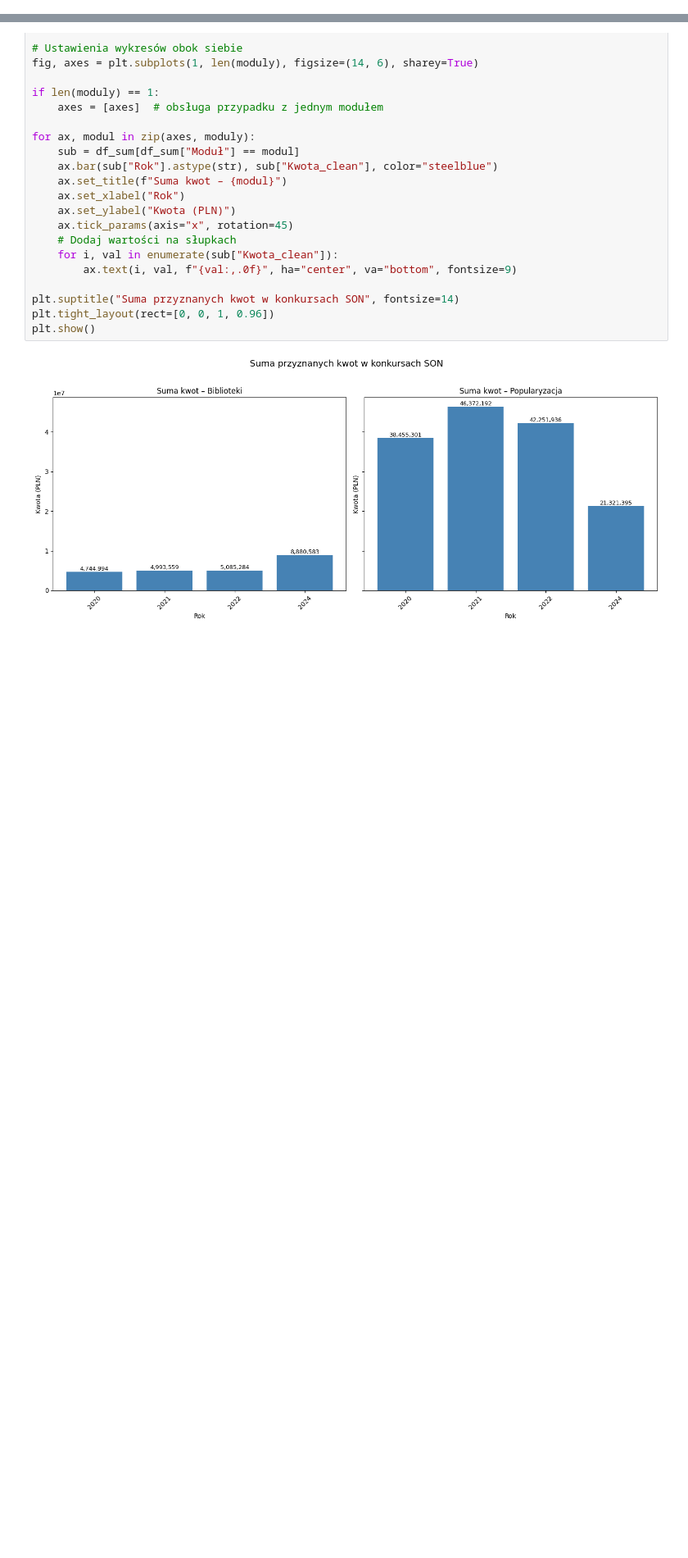
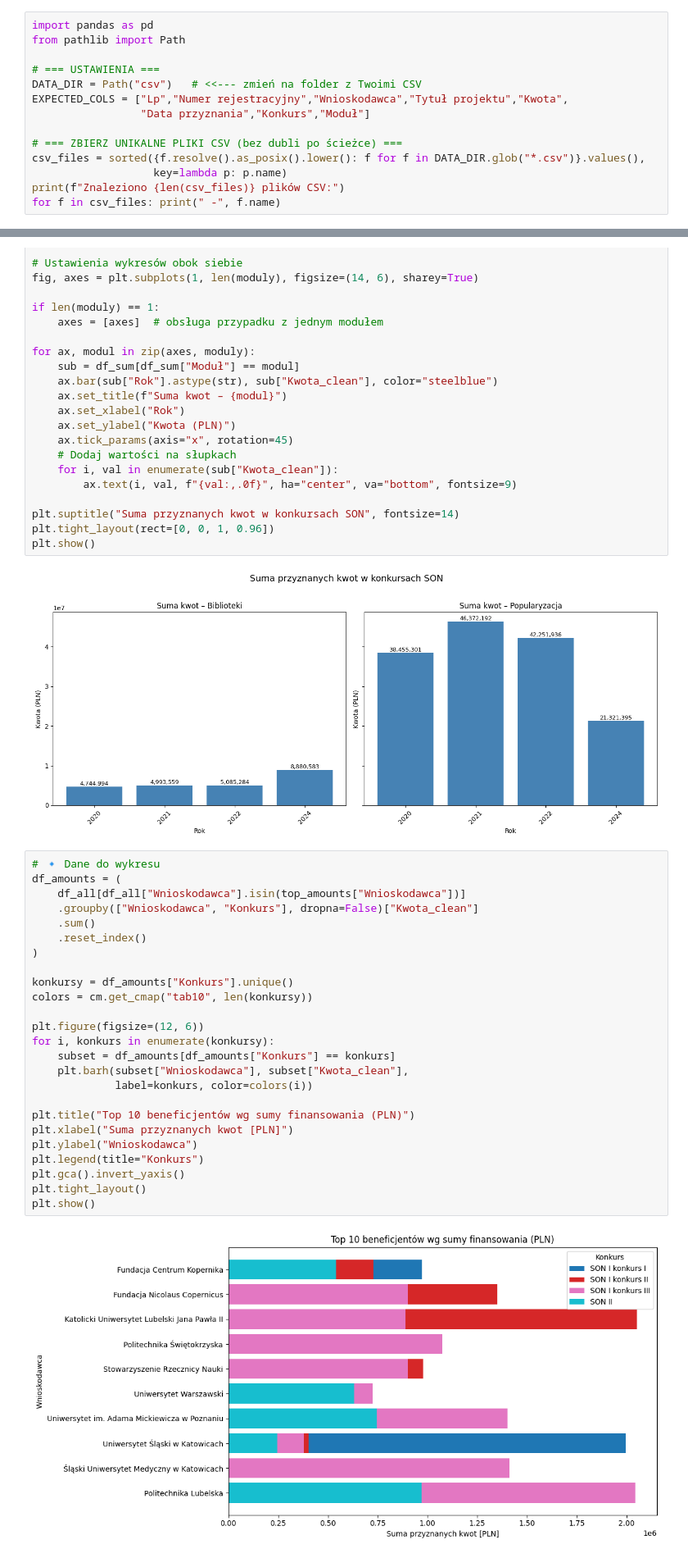
Before and after one commit to purbancz/SONanalysis, a Jupyter notebook: SON_analysis.ipynb, the cells around one changed output, grey strips where cells are left out. Shown at 82% size. Drawn from its saved outputs; the diff is of its cells as text; blank space fills up the shorter version.

```diff
--- a/SON_analysis.ipynb
+++ b/SON_analysis.ipynb
@@ -56,0 +1,14 @@ Lata / Konkursy / Moduły:
+# %%
+import pandas as pd
+from pathlib import Path
+
+# === USTAWIENIA ===
+DATA_DIR = Path("csv")   # <<--- zmień na folder z Twoimi CSV
+EXPECTED_COLS = ["Lp","Numer rejestracyjny","Wnioskodawca","Tytuł projektu","Kwota",
+                 "Data przyznania","Konkurs","Moduł"]
+
+# === ZBIERZ UNIKALNE PLIKI CSV (bez dubli po ścieżce) ===
+csv_files = sorted({f.resolve().as_posix().lower(): f for f in DATA_DIR.glob("*.csv")}.values(),
+                   key=lambda p: p.name)
+print(f"Znaleziono {len(csv_files)} plików CSV:")
+for f in csv_files: print(" -", f.name)
@@ -164,3 +183,30 @@ plt.tight_layout(rect=[0, 0, 1, 0.96])
 plt.show()
 # %% [output]
 [figure]
+# %%
+# 🔹 Dane do wykresu
+df_amounts = (
+    df_all[df_all["Wnioskodawca"].isin(top_amounts["Wnioskodawca"])]
+    .groupby(["Wnioskodawca", "Konkurs"], dropna=False)["Kwota_clean"]
+    .sum()
+    .reset_index()
+)
+
+konkursy = df_amounts["Konkurs"].unique()
+colors = cm.get_cmap("tab10", len(konkursy))
+
+plt.figure(figsize=(12, 6))
+for i, konkurs in enumerate(konkursy):
+    subset = df_amounts[df_amounts["Konkurs"] == konkurs]
+    plt.barh(subset["Wnioskodawca"], subset["Kwota_clean"],
+             label=konkurs, color=colors(i))
+
+plt.title("Top 10 beneficjentów wg sumy finansowania (PLN)")
+plt.xlabel("Suma przyznanych kwot [PLN]")
+plt.ylabel("Wnioskodawca")
+plt.legend(title="Konkurs")
+plt.gca().invert_yaxis()
+plt.tight_layout()
+plt.show()
+# %% [output]
+[figure, added]
```
Also changed, not shown: parts of 18 cells of this notebook.
